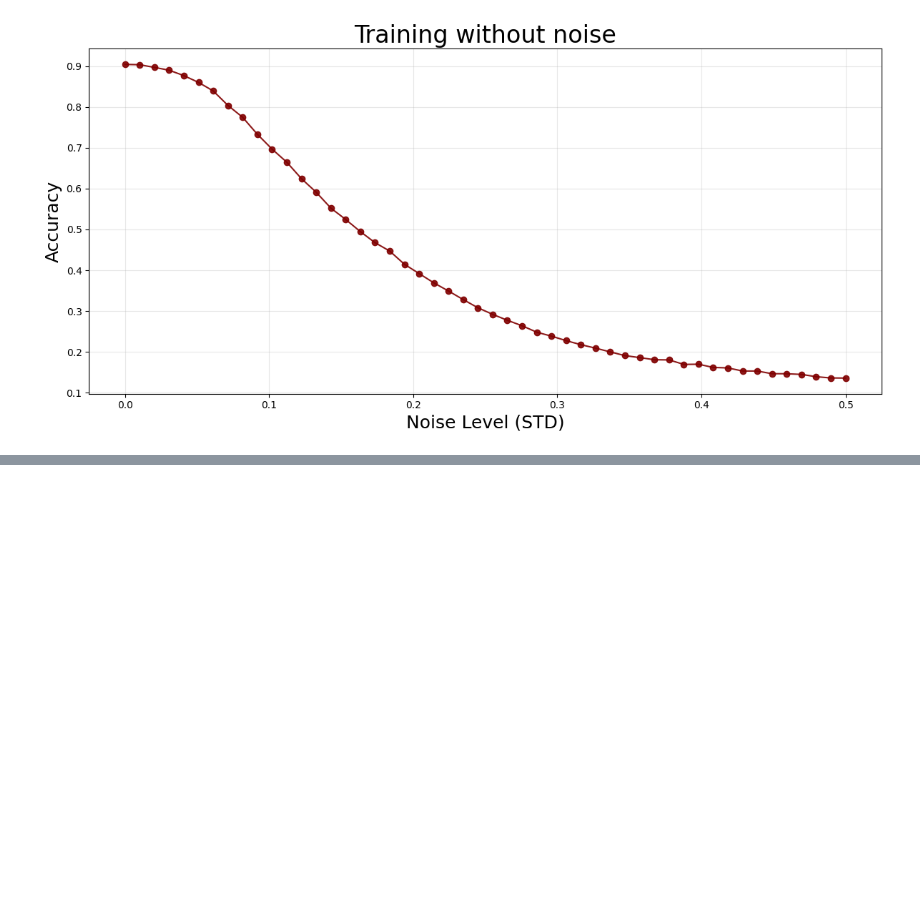
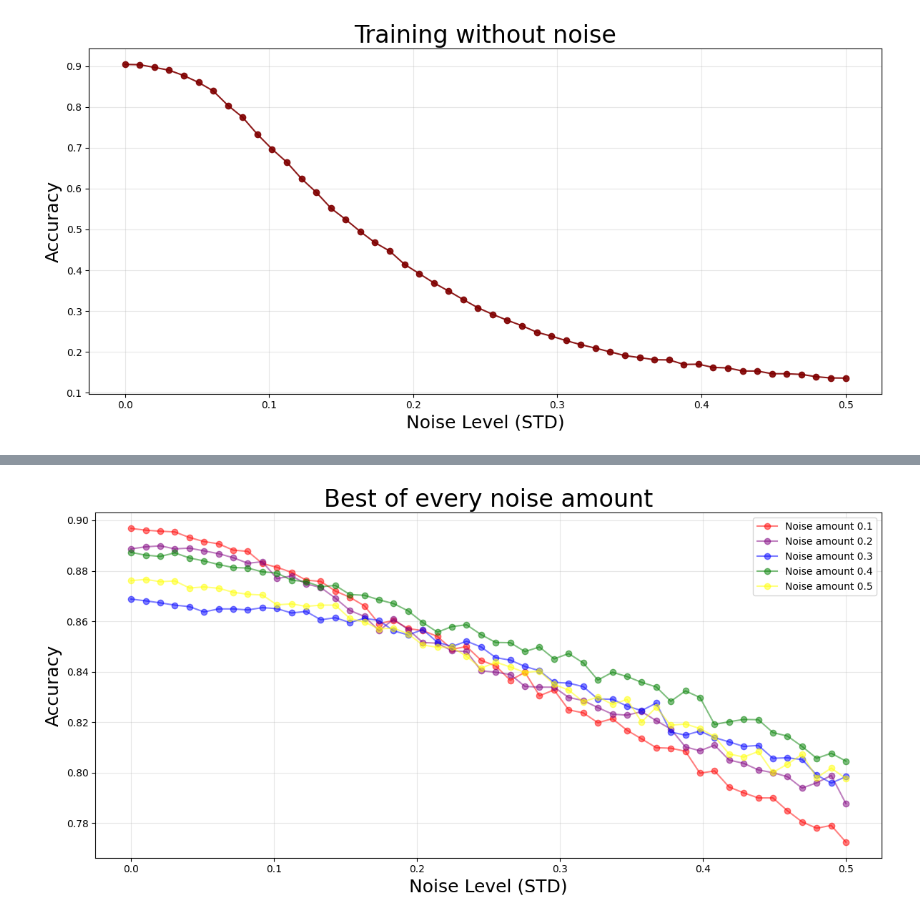
Before and after one commit to LorenzoMercado/Cognitive-Modeling-Project, a Jupyter notebook: results.ipynb, the cells around one changed output, grey strips where cells are left out. Cells and saved outputs as stored; diff of their text form; code cells hidden in the pictures; blank space fills up the shorter version.

```diff
--- a/results.ipynb
+++ b/results.ipynb
@@ -37,0 +41,13 @@ for i in range(5):
+# %%
+# graphing all the best results from each noise amount
+f, ax = plt.subplots(1, 1, figsize=(12, 6))
+for i in range(5):
+    ax.plot(noise_levels, data[(i + 1) * 5], '-o', color=colors[i], alpha=0.5, label=f'Noise amount {i * 0.1 + 0.1:.1f}')
+ax.set_xlabel('Noise Level (STD)', fontsize=18)
+ax.set_ylabel('Accuracy', fontsize=18)
+ax.set_title('Best of every noise amount', fontsize=24)
+ax.grid(alpha=0.3)
+ax.legend()
+f.tight_layout()
+# %% [output]
+[figure, added]
```
Also changed, not shown: parts of 2 cells of this notebook.
